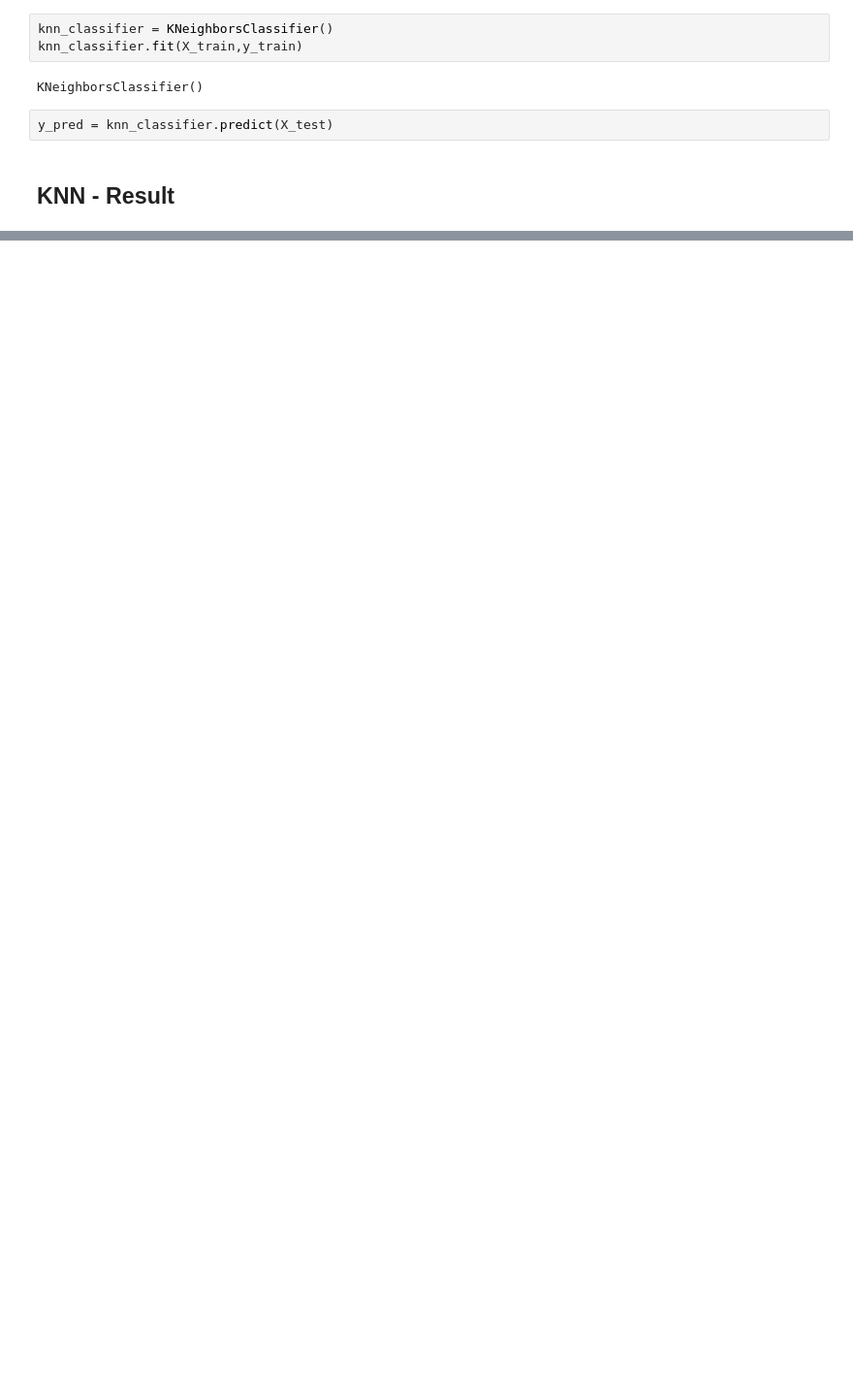
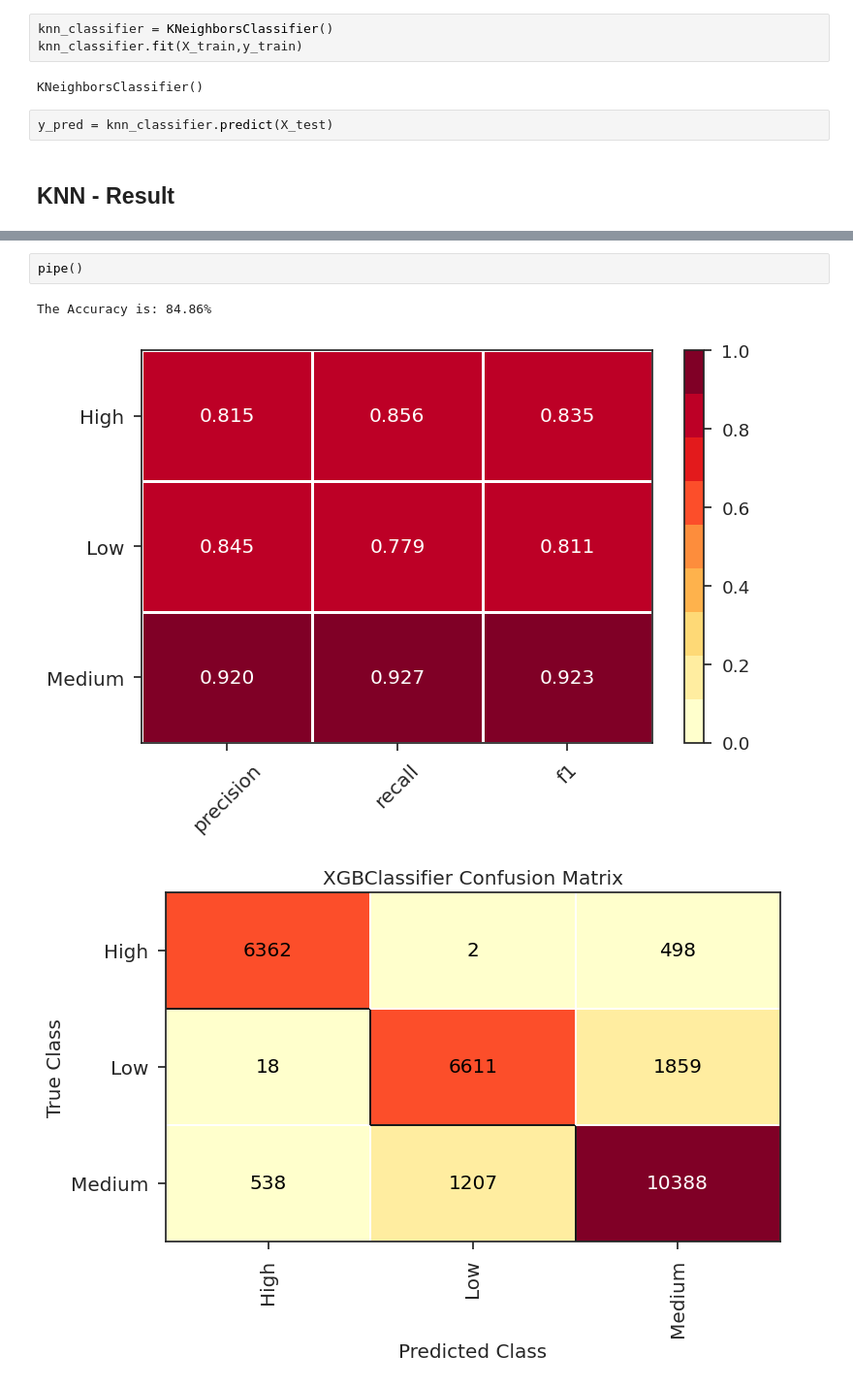
Before and after one commit to ttheshreeyasingh/Multi-Election-Insights, a Jupyter notebook: classification/margin-predict.ipynb, the cells around one changed output, grey strips where cells are left out. Shown at 97% size. Cells and saved outputs as stored; diff of their text form; blank space fills up the shorter version.

```diff
--- a/classification/margin-predict.ipynb
+++ b/classification/margin-predict.ipynb
@@ -514,0 +644,6 @@ The Accuracy is: 52.64%
+# %%
+pipe()
+# %% [output]
+The Accuracy is: 84.86%
+[figure, added]
+[figure, added]
```
Also changed, not shown: parts of 34 cells of this notebook.
